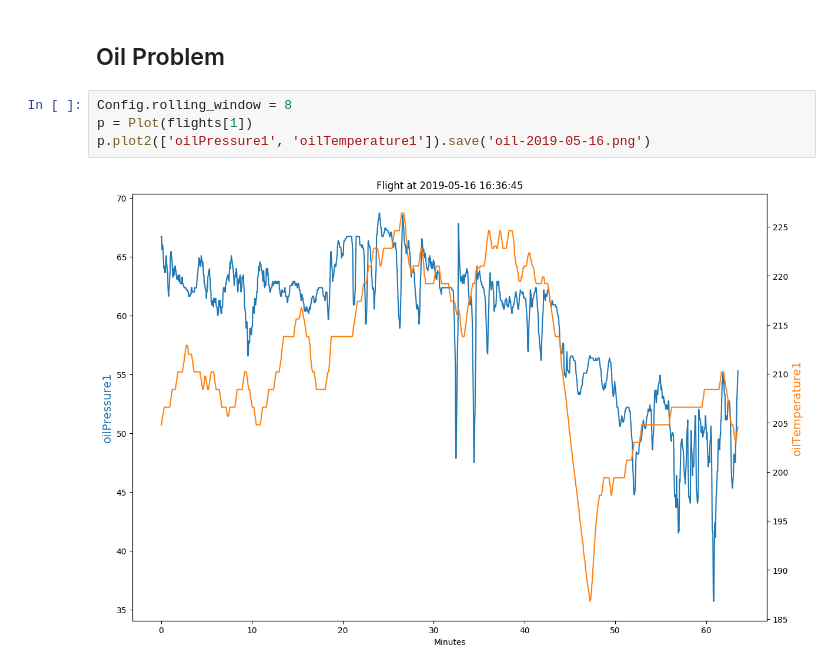
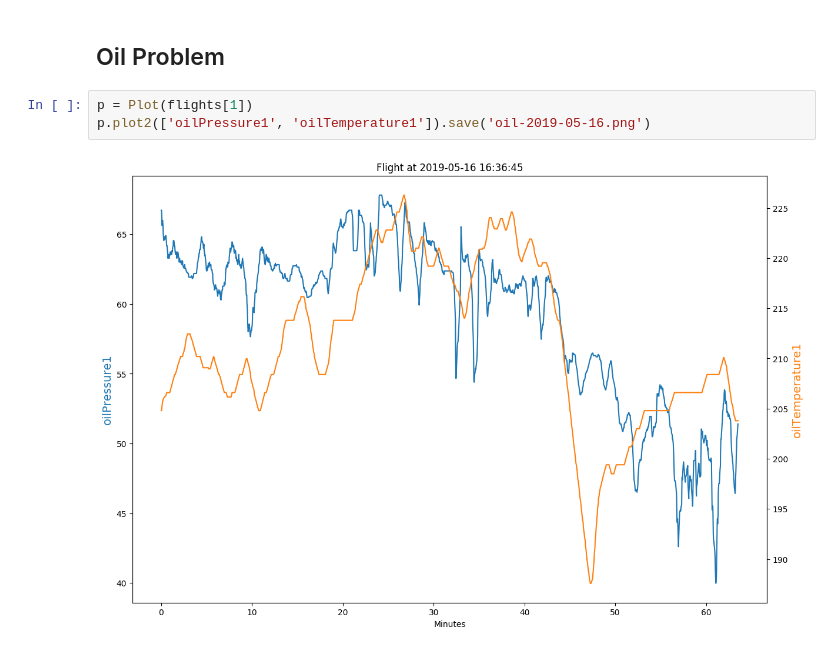
Before and after one commit to azemon/MglEfisPlotter, a Jupyter notebook: notebooks/2019-05-16/Oil Problem.ipynb, the cells around one changed output. Cells and saved outputs as stored; diff of their text form.

Commit message:
update charts

```diff
--- a/notebooks/2019-05-16/Oil Problem.ipynb
+++ b/notebooks/2019-05-16/Oil Problem.ipynb
@@ -14,11 +14,10 @@ for i in range(0, len(flights)):
 # %% [markdown]
 ## Oil Problem
 # %%
-Config.rolling_window = 8
 p = Plot(flights[1])
 p.plot2(['oilPressure1', 'oilTemperature1']).save('oil-2019-05-16.png')
 # %% [output]
-[figure, old version]
+[figure, new version]
 # %%
 p.plot2(['oilPressure1', 'rpm']).save('oil-rpm-2019-05-16.png')
 # %% [output]
```
Also changed, not shown: parts of 1 cell of this notebook, 2 other files.
